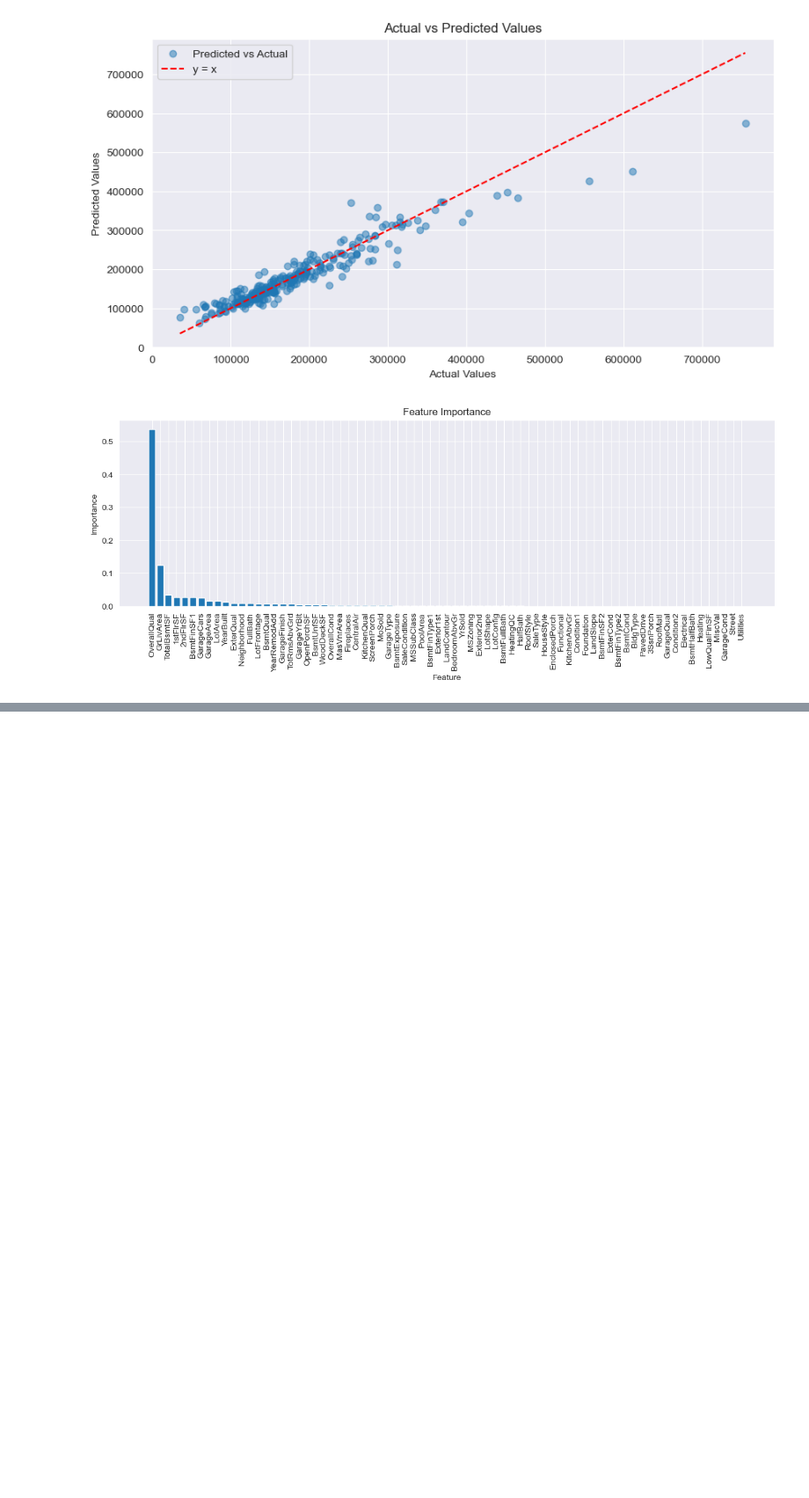
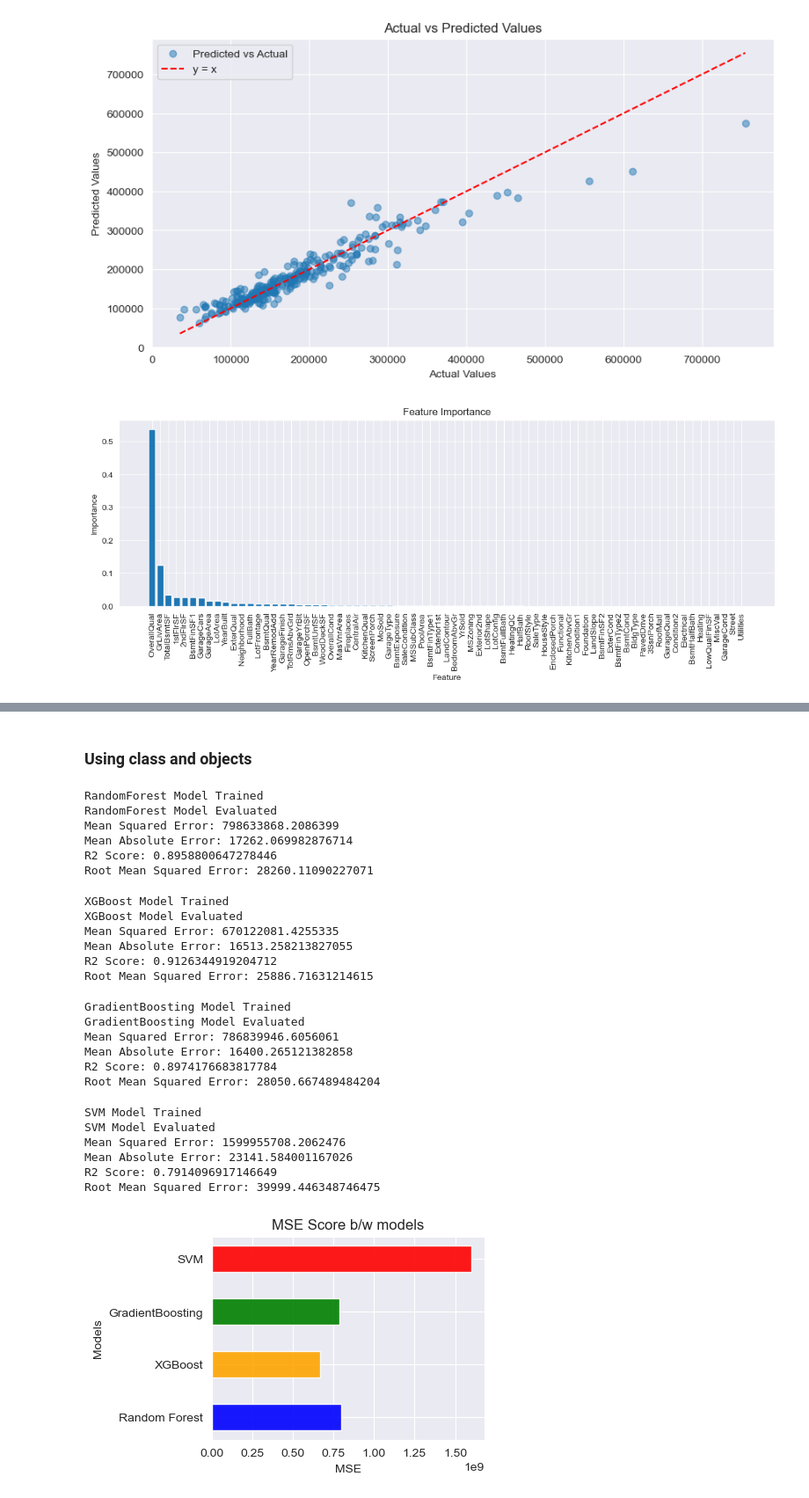
Before and after one commit to Mabinuv/project_hpp, a Jupyter notebook: Notebooks/Data study.ipynb, the cells around one changed output, grey strips where cells are left out. Shown at 88% size. Cells and saved outputs as stored; diff of their text form; code cells hidden in the pictures; blank space fills up the shorter version.

```diff
--- a/Notebooks/Data study.ipynb
+++ b/Notebooks/Data study.ipynb
@@ -313,0 +386,2 @@ plt.show()
+# %% [markdown]
+### Using class and objects
@@ -313,0 +449,65 @@ plt.show()
+# %%
+## Model
+rf = RandomForest()
+rf.train(X_train, y_train)
+y_pred = rf.predict(X_test)
+rf_mse, rf_mae, rf_r2, rf_rmse = rf.evaluate(y_test, y_pred)
+# %% [output]
+RandomForest Model Trained
+RandomForest Model Evaluated
+Mean Squared Error: 798633868.2086399
+Mean Absolute Error: 17262.069982876714
+R2 Score: 0.8958800647278446
+Root Mean Squared Error: 28260.11090227071
+# %%
+xg_model = XGBoost()
+xg_model.train(X_train, y_train)
+y_pred_xgb = xg_model.predict(X_test)
+xg_mse, xg_mae, xg_r2, xg_rmse = xg_model.evaluate(y_test, y_pred_xgb)
+# %% [output]
+XGBoost Model Trained
+XGBoost Model Evaluated
+Mean Squared Error: 670122081.4255335
+Mean Absolute Error: 16513.258213827055
+R2 Score: 0.9126344919204712
+Root Mean Squared Error: 25886.71631214615
+# %%
+GB_model = GradientBoosting()
+GB_model.train(X_train, y_train)
+y_pred_gb = GB_model.predict(X_test)
+gb_mse, gb_mae, gb_r2, gb_rmse = GB_model.evaluate(y_test, y_pred_gb)
+# %% [output]
+GradientBoosting Model Trained
+GradientBoosting Model Evaluated
+Mean Squared Error: 786839946.6056061
+Mean Absolute Error: 16400.265121382858
+R2 Score: 0.8974176683817784
+Root Mean Squared Error: 28050.667489484204
+# %%
+svm_model = SVM()
+svm_model.train(X_train, y_train)
+y_pred_svm = svm_model.predict(X_test)
+svm_mse, svm_mae, svm_r2, svm_rmse = svm_model.evaluate(y_test, y_pred_svm)
+# %% [output]
+SVM Model Trained
+SVM Model Evaluated
+Mean Squared Error: 1599955708.2062476
+Mean Absolute Error: 23141.584001167026
+R2 Score: 0.7914096917146649
+Root Mean Squared Error: 39999.446348746475
+# %%
+def plot(rf,xg,gb,svm, lab= "Random Forest"):
+    models = ['Random Forest', 'XGBoost',"GradientBoosting", "SVM"]
+    mse_scores = [rf,xg,gb,svm]
+    indices = np.arange(len(models)) * 0.2
+    plt.figure(figsize=(4, 3))
+    plt.barh(indices, mse_scores, color=['blue','orange','green', 'red'], alpha=0.9, align='center',height=0.1)
+    plt.title(f'{lab} Score b/w models')
+    plt.ylabel('Models')
+    plt.xlabel(lab)
+    plt.yticks(indices, models)
+    plt.show()
+# %%
+plot(rf_mse,xg_mse,gb_mse,svm_mse, lab = "MSE")
+# %% [output]
+[figure, added]
```
Also changed, not shown: parts of 31 cells of this notebook.
